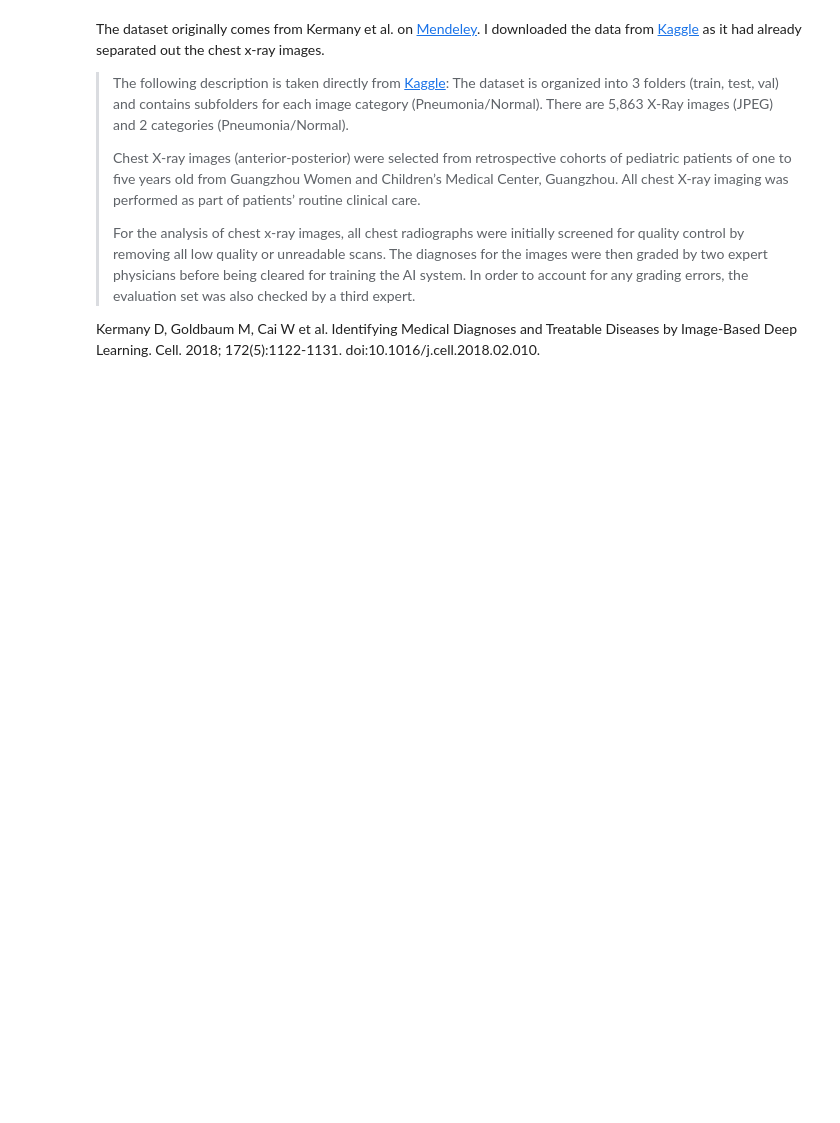
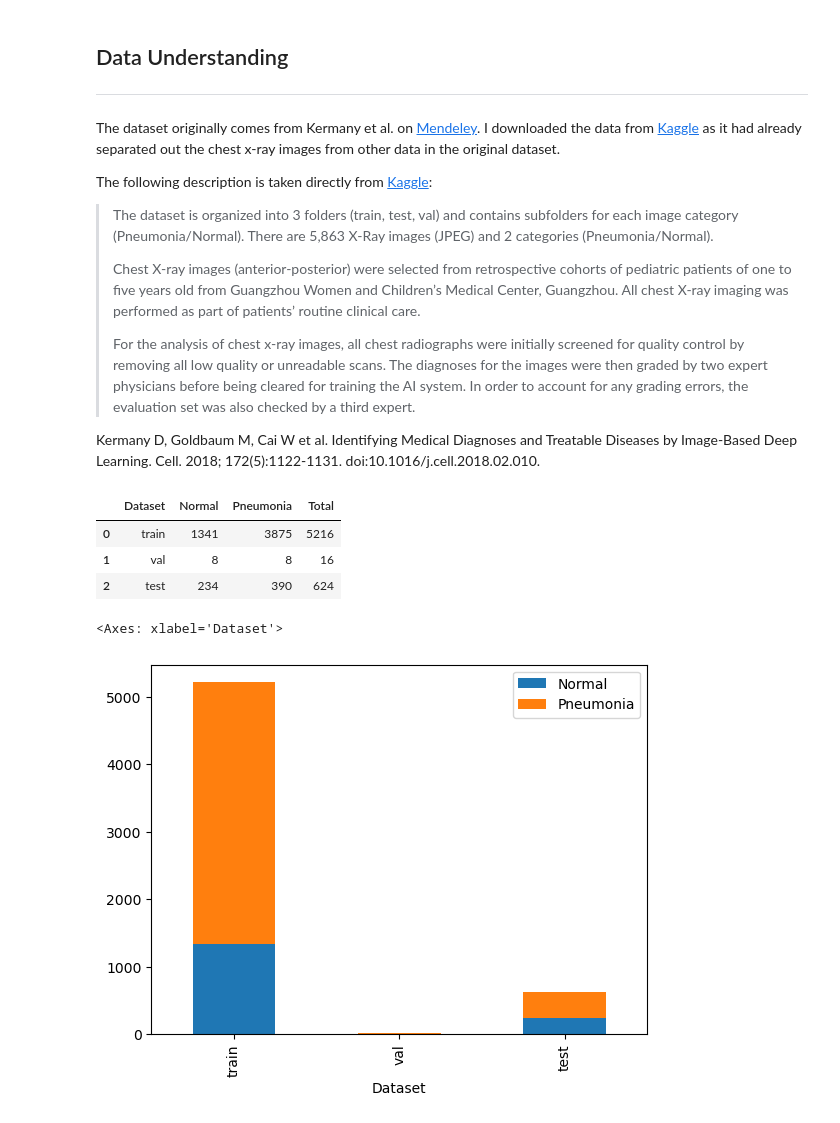
Before and after one commit to rlodetti/image_classification_project, a Jupyter notebook: notebooks/Data_Understanding.ipynb, the cells around one changed output. Drawn from its saved outputs; the diff is of its cells as text; code cells hidden in the pictures; blank space fills up the shorter version.

Commit message:
data prep visuals

```diff
--- a/notebooks/Data_Understanding.ipynb
+++ b/notebooks/Data_Understanding.ipynb
@@ -12,8 +1,10 @@ Questions to consider:
 # %% [markdown]
-The dataset originally comes from Kermany et al. on [Mendeley](https://data.mendeley.com/datasets/rscbjbr9sj/3). I downloaded the data from [Kaggle](https://www.kaggle.com/datasets/paultimothymooney/chest-xray-pneumonia) as it had already separated out the chest x-ray images.
+## Data Understanding
+***
+The dataset originally comes from Kermany et al. on [Mendeley](https://data.mendeley.com/datasets/rscbjbr9sj/3). I downloaded the data from [Kaggle](https://www.kaggle.com/datasets/paultimothymooney/chest-xray-pneumonia) as it had already separated out the chest x-ray images from other data in the original dataset.
 
->The following description is taken directly from [Kaggle](https://www.kaggle.com/datasets/paultimothymooney/chest-xray-pneumonia):
-The dataset is organized into 3 folders (train, test, val) and contains subfolders for each image category (Pneumonia/Normal). There are 5,863 X-Ray images (JPEG) and 2 categories (Pneumonia/Normal).
+The following description is taken directly from [Kaggle](https://www.kaggle.com/datasets/paultimothymooney/chest-xray-pneumonia):
+>The dataset is organized into 3 folders (train, test, val) and contains subfolders for each image category (Pneumonia/Normal). There are 5,863 X-Ray images (JPEG) and 2 categories (Pneumonia/Normal).
 >
 >Chest X-ray images (anterior-posterior) were selected from retrospective cohorts of pediatric patients of one to five years old from Guangzhou Women and Children’s Medical Center, Guangzhou. All chest X-ray imaging was performed as part of patients’ routine clinical care.
 >
@@ -39,0 +15,17 @@ val_pneumonia = "../data/chest_xray/val/PNEUMONIA"
+# %%
+import matplotlib.pyplot as plt
+import matplotlib.image as mpimg
+
+# Load the image
+normal = mpimg.imread('../data/chest_xray/new_train/NORMAL/IM-0001-0001.jpeg')
+pneumonia = mpimg.imread('../data/chest_xray/new_train/PNEUMONIA/person1_bacteria_1.jpeg')
+
+# Display the image
+fig, ax = plt.subplots(1,2,figsize=(8,8))
+ax[0].axis('off')
+ax[0].imshow(normal,cmap='gray', vmin=0, vmax=255)
+ax[0].set_title("Normal")
+ax[1].axis('off')
+ax[1].imshow(pneumonia,cmap='gray', vmin=0, vmax=255)
+ax[1].set_title("Pneumonia")
+plt.show()
@@ -39,0 +54,35 @@ val_pneumonia = "../data/chest_xray/val/PNEUMONIA"
+# %%
+import pandas as pd
+import os
+data_dir = "../data/chest_xray"
+def count_images(directory):
+    normal_count = len(os.listdir(os.path.join(directory, 'NORMAL')))
+    pneumonia_count = len(os.listdir(os.path.join(directory, 'PNEUMONIA')))
+    return normal_count, pneumonia_count
+
+data = {
+    'Dataset': ['train', 'val', 'test'],
+    'Normal': [],
+    'Pneumonia': [],
+    'Total': []
+}
+
+for dataset in data['Dataset']:
+    normal, pneumonia = count_images(data_dir+'/'+dataset)
+    data['Normal'].append(normal)
+    data['Pneumonia'].append(pneumonia)
+    data['Total'].append(normal + pneumonia)
+
+df = pd.DataFrame(data)
+df
+# %% [output]
+|  | Dataset | Normal | Pneumonia | Total |
+| 0 | train | 1341 | 3875 | 5216 |
+| 1 | val | 8 | 8 | 16 |
+| 2 | test | 234 | 390 | 624 |
+# %%
+# For a simple bar chart using pandas
+df.plot(kind='bar', x='Dataset', y=['Normal', 'Pneumonia'], stacked=True)
+# %% [output]
+<Axes: xlabel='Dataset'>
+[figure, added]
```
Also changed, not shown: parts of 10 cells of this notebook, 5 other files.
